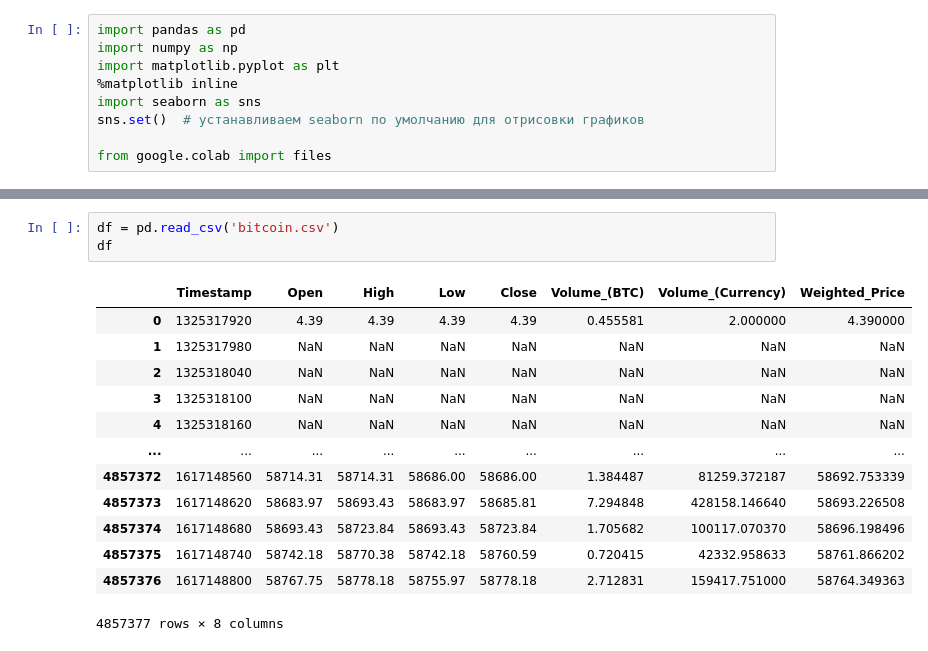
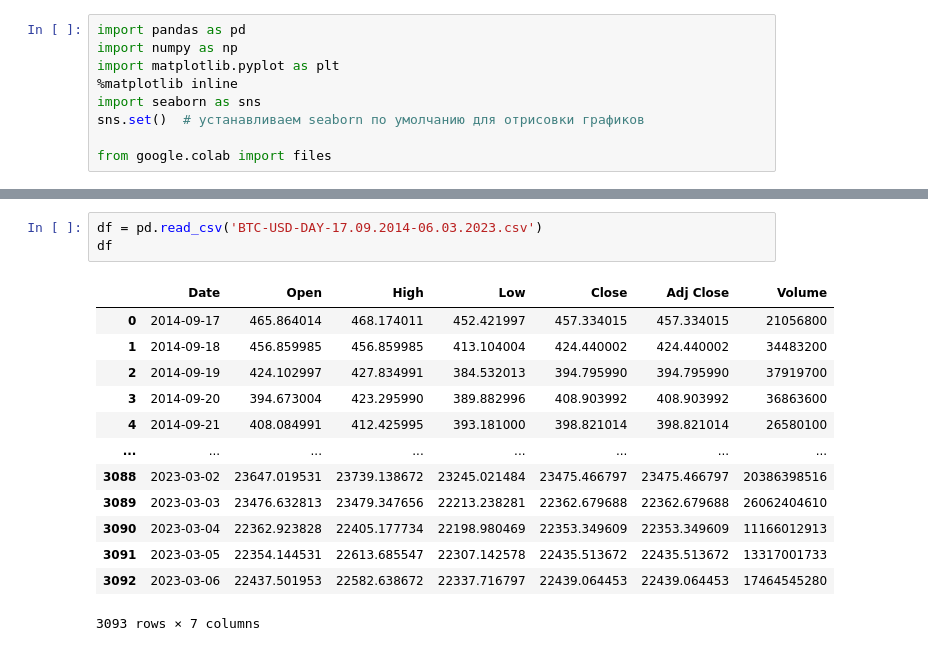
Before and after one commit to BitUpTeam/BitUp, a Jupyter notebook: BitUp.ipynb, the cells around one changed output, grey strips where cells are left out. Drawn from its saved outputs; the diff is of its cells as text.

```diff
--- a/BitUp.ipynb
+++ b/BitUp.ipynb
@@ -15,20 +17,20 @@ Saving bitcoin.csv to bitcoin.csv
 # %%
-df = pd.read_csv('bitcoin.csv')
+df = pd.read_csv('BTC-USD-DAY-17.09.2014-06.03.2023.csv')
 df
 # %% [output]
-|  | Timestamp | Open | High | Low | Close | Volume_(BTC) | Volume_(Currency) | Weighted_Price |
-| 0 | 1325317920 | 4.39 | 4.39 | 4.39 | 4.39 | 0.455581 | 2.000000 | 4.390000 |
-| 1 | 1325317980 | NaN | NaN | NaN | NaN | NaN | NaN | NaN |
-| 2 | 1325318040 | NaN | NaN | NaN | NaN | NaN | NaN | NaN |
-| 3 | 1325318100 | NaN | NaN | NaN | NaN | NaN | NaN | NaN |
-| 4 | 1325318160 | NaN | NaN | NaN | NaN | NaN | NaN | NaN |
-| ... | ... | ... | ... | ... | ... | ... | ... | ... |
-| 4857372 | 1617148560 | 58714.31 | 58714.31 | 58686.00 | 58686.00 | 1.384487 | 81259.372187 | 58692.753339 |
-| 4857373 | 1617148620 | 58683.97 | 58693.43 | 58683.97 | 58685.81 | 7.294848 | 428158.146640 | 58693.226508 |
-| 4857374 | 1617148680 | 58693.43 | 58723.84 | 58693.43 | 58723.84 | 1.705682 | 100117.070370 | 58696.198496 |
-| 4857375 | 1617148740 | 58742.18 | 58770.38 | 58742.18 | 58760.59 | 0.720415 | 42332.958633 | 58761.866202 |
-| 4857376 | 1617148800 | 58767.75 | 58778.18 | 58755.97 | 58778.18 | 2.712831 | 159417.751000 | 58764.349363 |
+|  | Date | Open | High | Low | Close | Adj Close | Volume |
+| 0 | 2014-09-17 | 465.864014 | 468.174011 | 452.421997 | 457.334015 | 457.334015 | 21056800 |
+| 1 | 2014-09-18 | 456.859985 | 456.859985 | 413.104004 | 424.440002 | 424.440002 | 34483200 |
+| 2 | 2014-09-19 | 424.102997 | 427.834991 | 384.532013 | 394.795990 | 394.795990 | 37919700 |
+| 3 | 2014-09-20 | 394.673004 | 423.295990 | 389.882996 | 408.903992 | 408.903992 | 36863600 |
+| 4 | 2014-09-21 | 408.084991 | 412.425995 | 393.181000 | 398.821014 | 398.821014 | 26580100 |
+| ... | ... | ... | ... | ... | ... | ... | ... |
+| 3088 | 2023-03-02 | 23647.019531 | 23739.138672 | 23245.021484 | 23475.466797 | 23475.466797 | 20386398516 |
+| 3089 | 2023-03-03 | 23476.632813 | 23479.347656 | 22213.238281 | 22362.679688 | 22362.679688 | 26062404610 |
+| 3090 | 2023-03-04 | 22362.923828 | 22405.177734 | 22198.980469 | 22353.349609 | 22353.349609 | 11166012913 |
+| 3091 | 2023-03-05 | 22354.144531 | 22613.685547 | 22307.142578 | 22435.513672 | 22435.513672 | 13317001733 |
+| 3092 | 2023-03-06 | 22437.501953 | 22582.638672 | 22337.716797 | 22439.064453 | 22439.064453 | 17464545280 |
-4857377 rows × 8 columns
+3093 rows × 7 columns
 # %%
 df.describe() # общая статистика числовых данных
 # %% [output]
```
Also changed, not shown: parts of 62 cells of this notebook.
